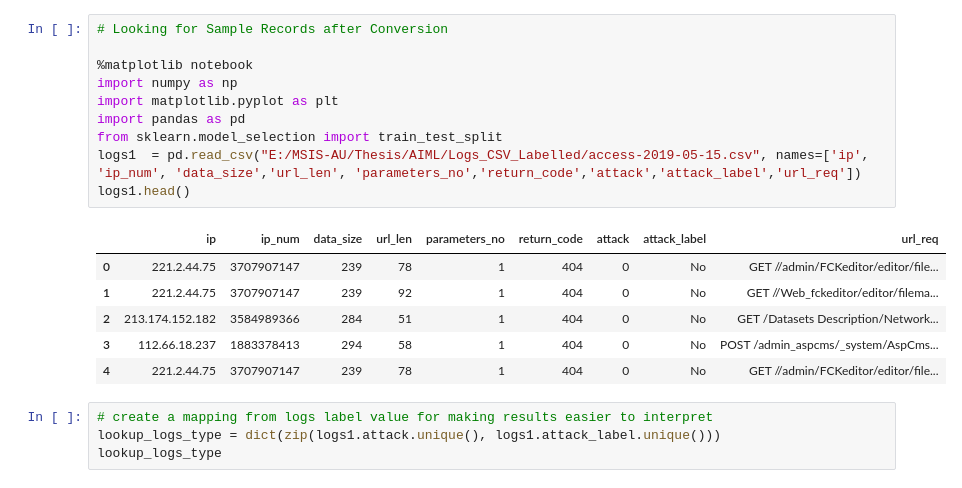
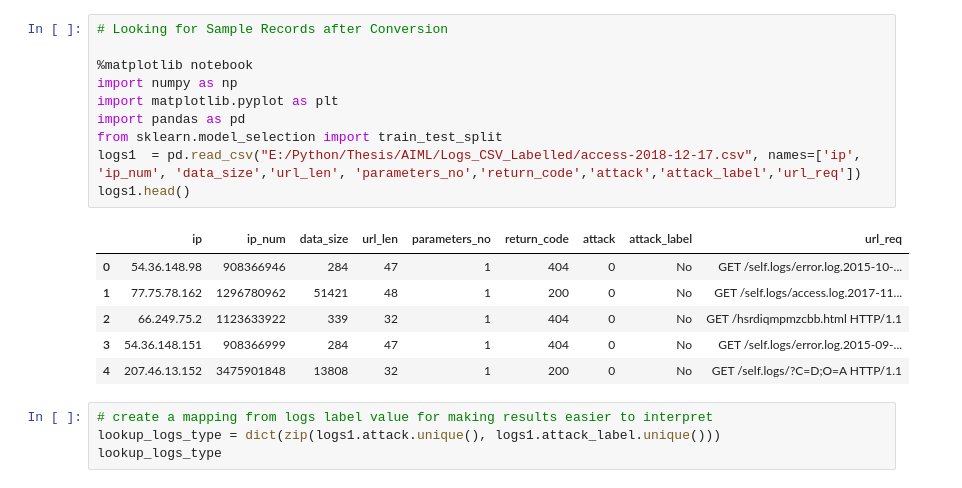
Before and after one commit to amjadzareen/InfoSec-DS-ML, a Jupyter notebook: My_Thesis_Part2.ipynb, the cells around one changed output. Drawn from its saved outputs; the diff is of its cells as text.

```diff
--- a/My_Thesis_Part2.ipynb
+++ b/My_Thesis_Part2.ipynb
@@ -122,20 +128,20 @@ Injection pattern identified
 # %%
 # Looking for Sample Records after Conversion
 
 %matplotlib notebook
 import numpy as np
 import matplotlib.pyplot as plt
 import pandas as pd
 from sklearn.model_selection import train_test_split
-logs1  = pd.read_csv("E:/MSIS-AU/Thesis/AIML/Logs_CSV_Labelled/access-2019-05-15.csv", names=['ip', 'ip_num', 'data_size','url_len', 'parameters_no','return_code','attack','attack_label','url_req'])
+logs1  = pd.read_csv("E:/Python/Thesis/AIML/Logs_CSV_Labelled/access-2018-12-17.csv", names=['ip', 'ip_num', 'data_size','url_len', 'parameters_no','return_code','attack','attack_label','url_req'])
 logs1.head()
 # %% [output]
 |  | ip | ip_num | data_size | url_len | parameters_no | return_code | attack | attack_label | url_req |
-| 0 | 221.2.44.75 | 3707907147 | 239 | 78 | 1 | 404 | 0 | No | GET //admin/FCKeditor/editor/file... |
-| 1 | 221.2.44.75 | 3707907147 | 239 | 92 | 1 | 404 | 0 | No | GET //Web_fckeditor/editor/filema... |
-| 2 | 213.174.152.182 | 3584989366 | 284 | 51 | 1 | 404 | 0 | No | GET /Datasets Description/Network... |
-| 3 | 112.66.18.237 | 1883378413 | 294 | 58 | 1 | 404 | 0 | No | POST /admin_aspcms/_system/AspCms... |
-| 4 | 221.2.44.75 | 3707907147 | 239 | 78 | 1 | 404 | 0 | No | GET //admin/FCKeditor/editor/file... |
+| 0 | 54.36.148.98 | 908366946 | 284 | 47 | 1 | 404 | 0 | No | GET /self.logs/error.log.2015-10-... |
+| 1 | 77.75.78.162 | 1296780962 | 51421 | 48 | 1 | 200 | 0 | No | GET /self.logs/access.log.2017-11... |
+| 2 | 66.249.75.2 | 1123633922 | 339 | 32 | 1 | 404 | 0 | No | GET /hsrdiqmpmzcbb.html HTTP/1.1 |
+| 3 | 54.36.148.151 | 908366999 | 284 | 47 | 1 | 404 | 0 | No | GET /self.logs/error.log.2015-09-... |
+| 4 | 207.46.13.152 | 3475901848 | 13808 | 32 | 1 | 200 | 0 | No | GET /self.logs/?C=D;O=A HTTP/1.1 |
 # %%
 # create a mapping from logs label value for making results easier to interpret
 lookup_logs_type = dict(zip(logs1.attack.unique(), logs1.attack_label.unique()))
```
Also changed, not shown: parts of 11 cells of this notebook.
